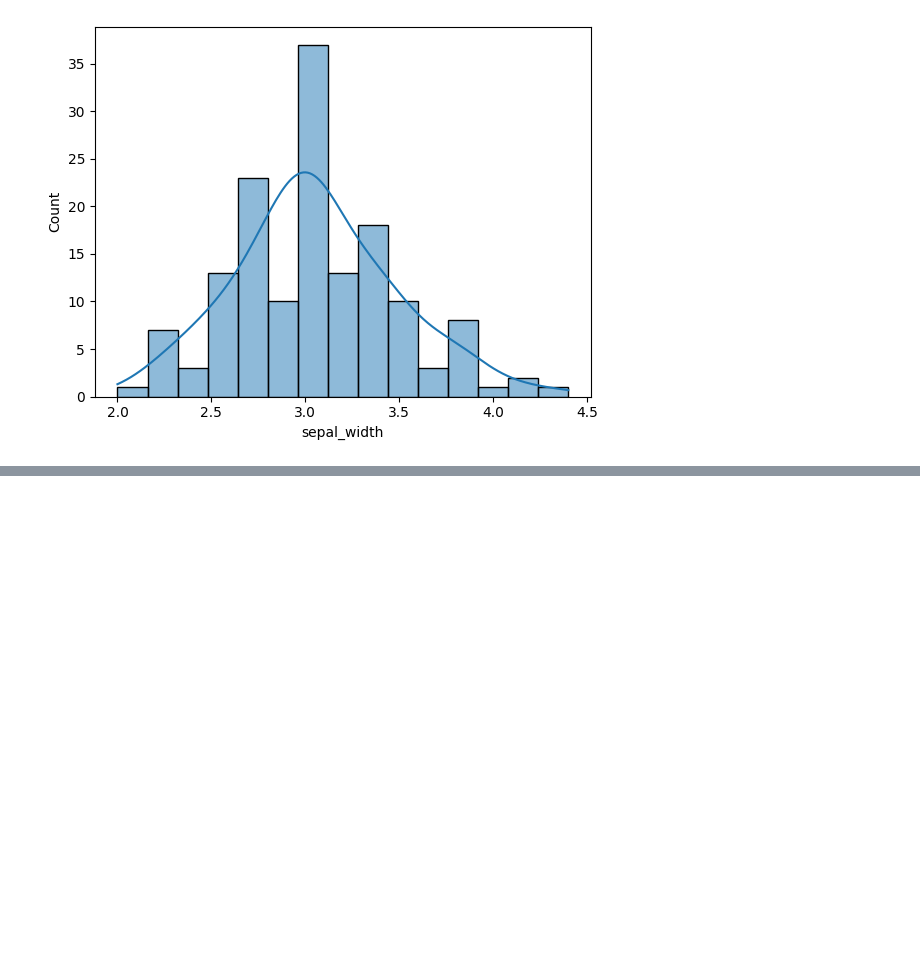
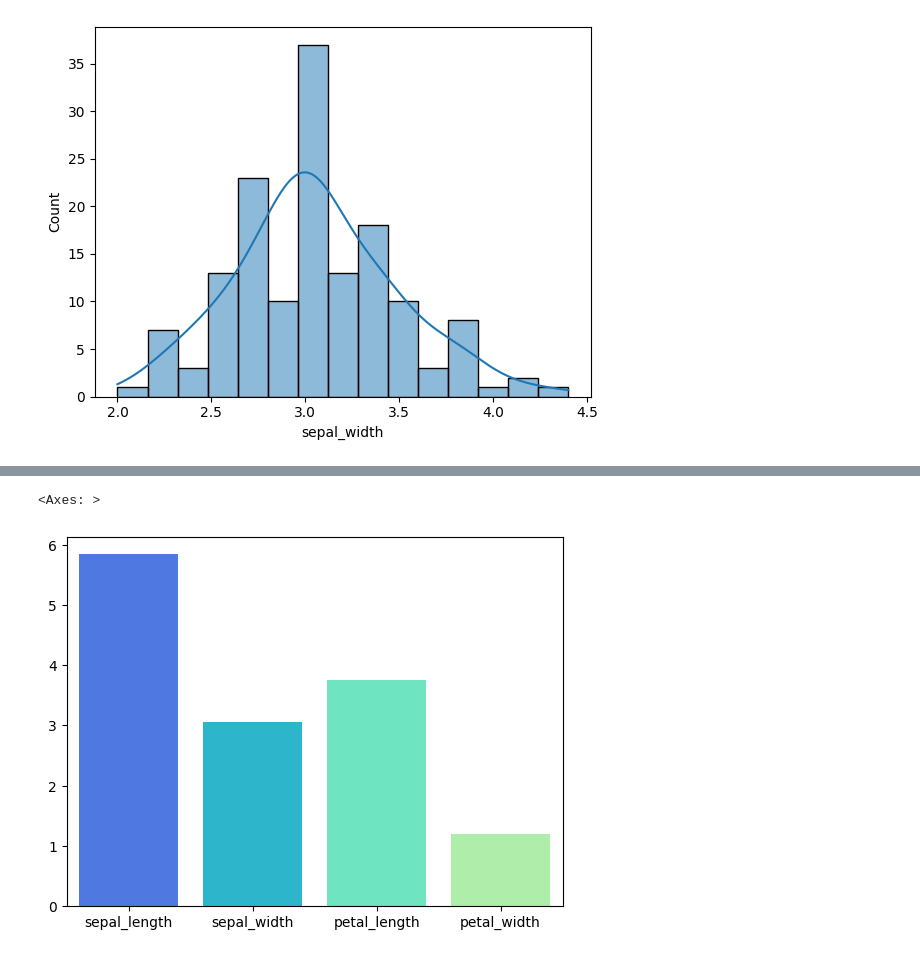
Before and after one commit to Pragya9026/digipodium, a Jupyter notebook: visualization.ipynb, the cells around one changed output, grey strips where cells are left out. Saved outputs shown, nothing was run; the diff lists cells and outputs as text; code cells hidden in the pictures; blank space fills up the shorter version.

```diff
--- a/visualization.ipynb
+++ b/visualization.ipynb
@@ -42,0 +76,5 @@ FileNotFoundError: [Errno 2] No such file or directory: 'sepal_width_hist.png'
+# %%
+sns.barplot(iris, errorbar=None)
+# %% [output]
+<Axes: >
+[figure, added]
```
Also changed, not shown: parts of 9 cells of this notebook, 1 other file.
